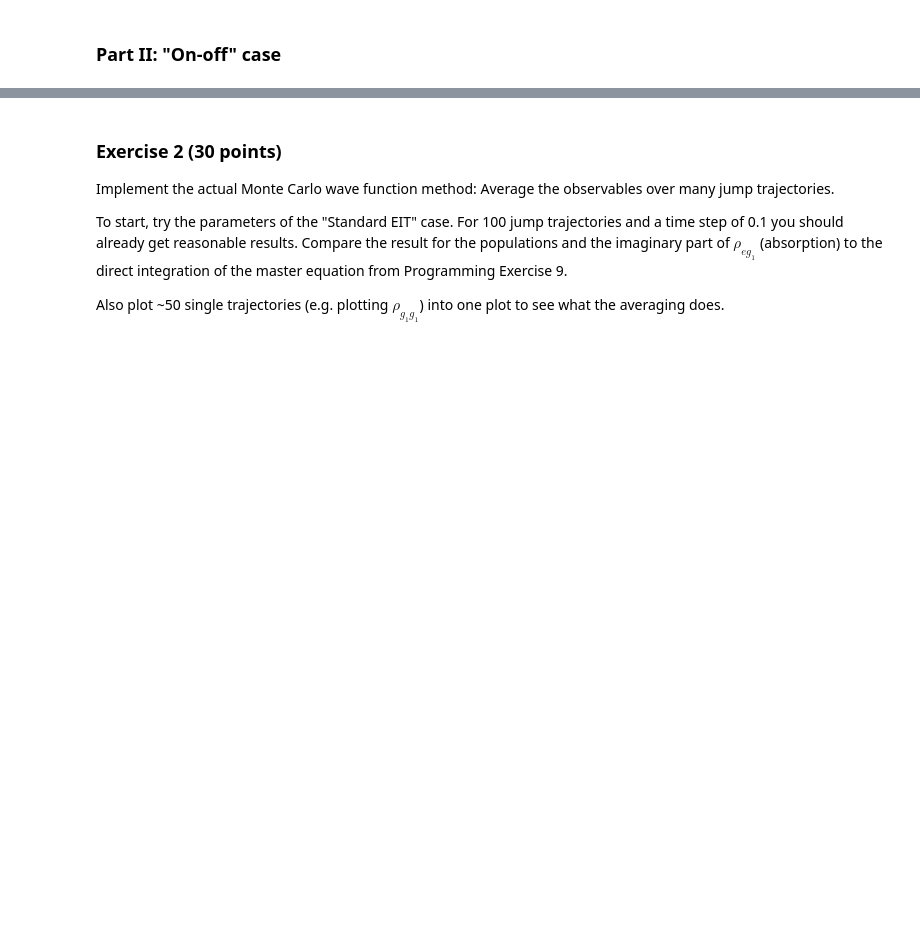
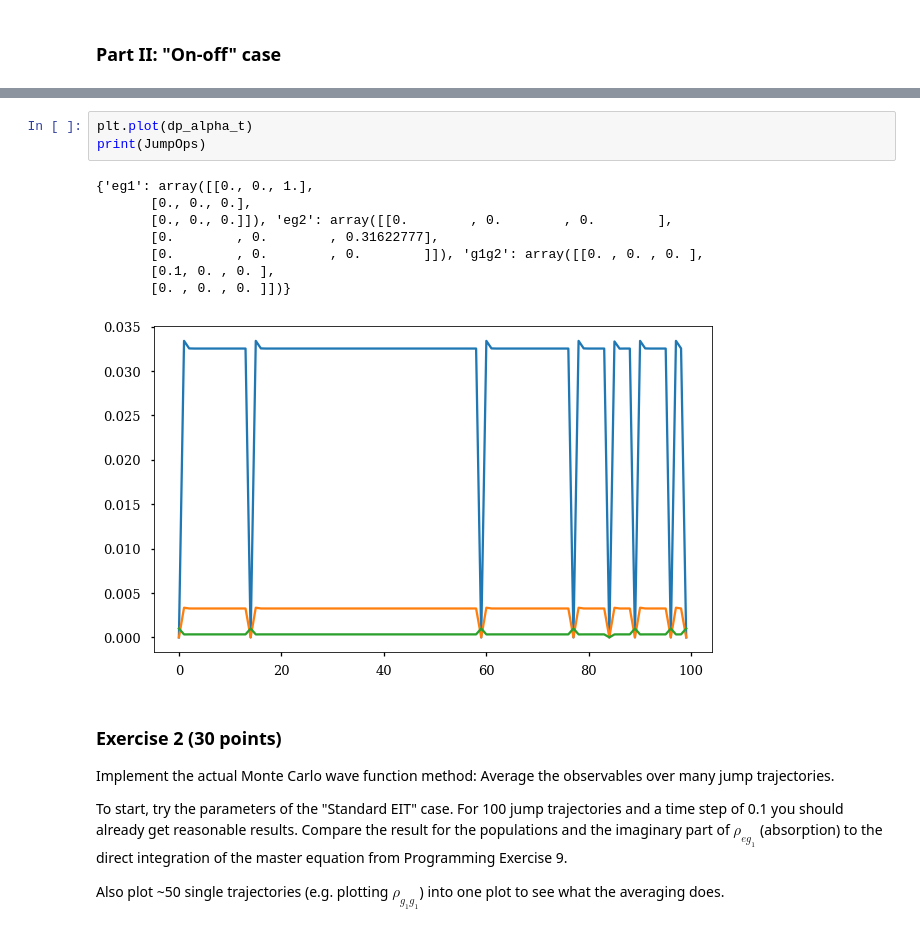
Before and after one commit to mathieukaltschmidt/Computational-Quantum-Dynamics, a Jupyter notebook: Exercise sheet 10/exercise10 (1).ipynb, the cells around one changed output, grey strips where cells are left out. Saved outputs shown, nothing was run; the diff lists cells and outputs as text; blank space fills up the shorter version.

```diff
--- a/Exercise sheet 10/exercise10 (1).ipynb
+++ b/Exercise sheet 10/exercise10 (1).ipynb
@@ -258,3 +205,15 @@ plt.plot(np.abs(Psi_t[:, 2])**2)
+# %%
+plt.plot(dp_alpha_t)
+print(JumpOps)
+# %% [output]
+{'eg1': array([[0., 0., 1.],
+       [0., 0., 0.],
+       [0., 0., 0.]]), 'eg2': array([[0.        , 0.        , 0.        ],
+       [0.        , 0.        , 0.31622777],
+       [0.        , 0.        , 0.        ]]), 'g1g2': array([[0. , 0. , 0. ],
+       [0.1, 0. , 0. ],
+       [0. , 0. , 0. ]])}
+[figure, added]
 # %% [markdown]
 ### Exercise 2 (30 points)
 
```
Also changed, not shown: parts of 9 cells of this notebook.
